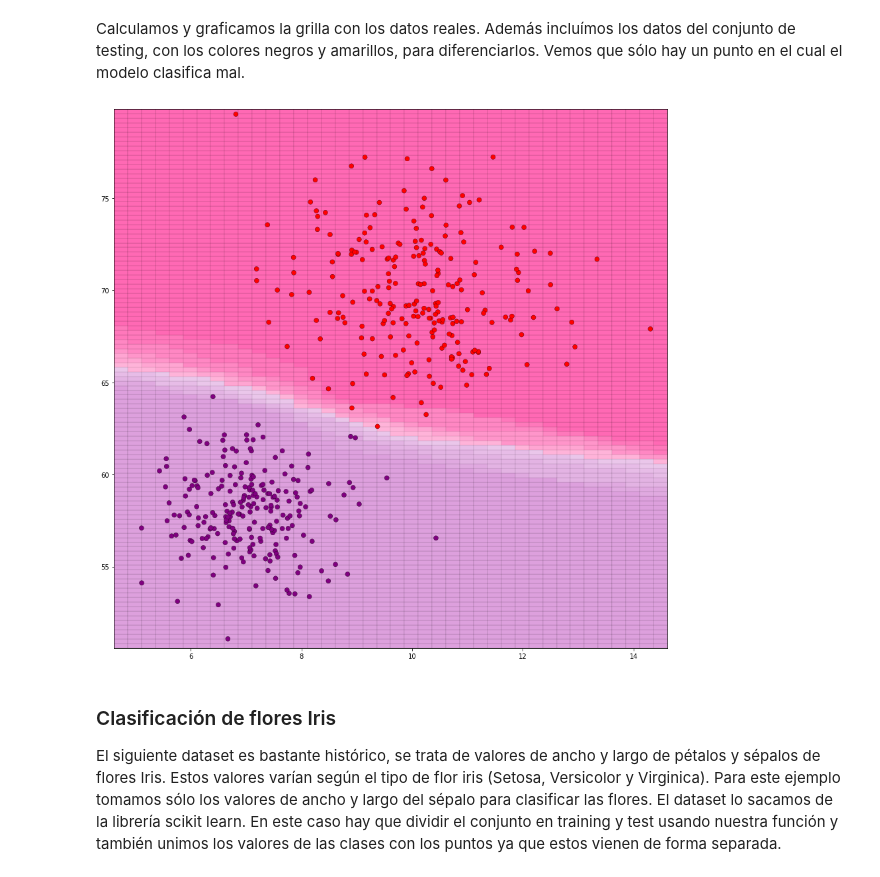
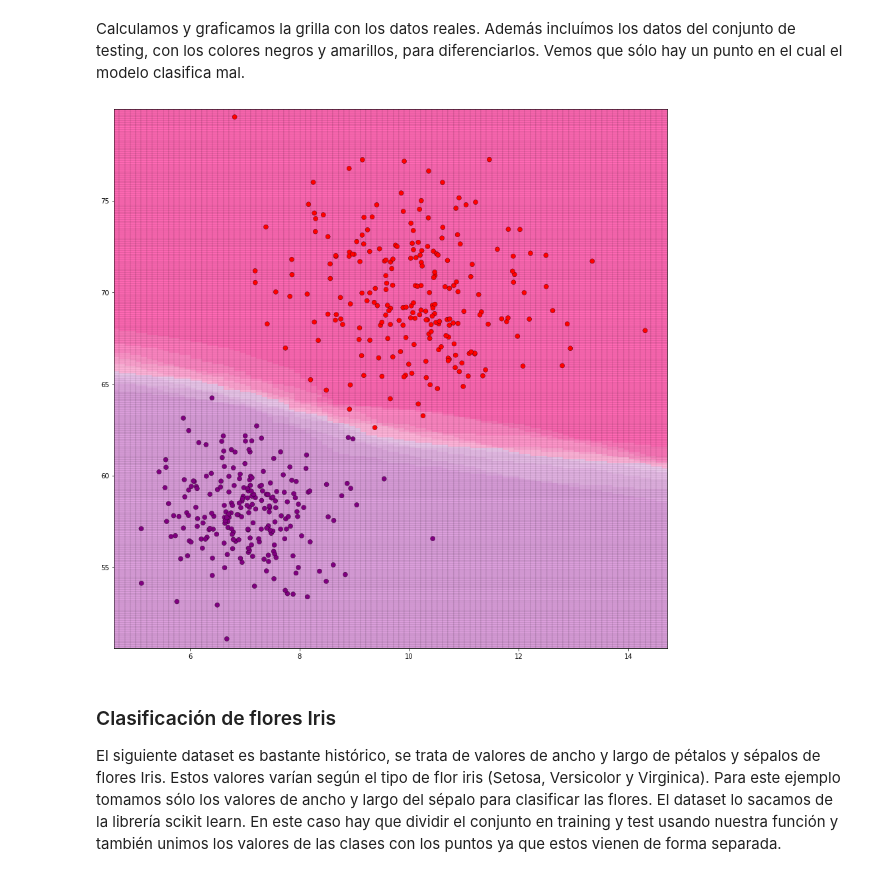
Before and after one commit to fedezimm/TP-IA-KNN, a Jupyter notebook: TP Final.ipynb, the cells around one changed output. Drawn from its saved outputs; the diff is of its cells as text; code cells hidden in the pictures.

```diff
--- a/TP Final.ipynb
+++ b/TP Final.ipynb
@@ -517,10 +515,10 @@ test_multiple_knn(training, test, 20);
 # %% [markdown]
 Calculamos y graficamos la grilla con los datos reales. Además incluímos los datos del conjunto de testing, con los colores negros y amarillos, para diferenciarlos. Vemos que sólo hay un punto en el cual el modelo clasifica mal.
 # %%
-usa_school_grid = knn_prediction_grid(training, 10, plot=True, plot_format='confidence')
+usa_school_grid = knn_prediction_grid(training, 10, plot=True, h=0.1,plot_format='confidence')
 #plt.scatter(test[:,0],test[:,1],c = test[:,2]);
 # %% [output]
-[figure, old version]
+[figure, new version]
 # %% [markdown]
 ### Clasificación de flores Iris
 El siguiente dataset es bastante histórico, se trata de valores de ancho y largo de pétalos y sépalos de flores Iris. Estos valores varían según el tipo de flor iris (Setosa, Versicolor y Virginica). Para este ejemplo tomamos sólo los valores de ancho y largo del sépalo para clasificar las flores. El dataset lo sacamos de la librería scikit learn. En este caso hay que dividir el conjunto en training y test usando nuestra función y también unimos los valores de las clases con los puntos ya que estos vienen de forma separada.
```
Also changed, not shown: parts of 23 cells of this notebook, 2 other files.
